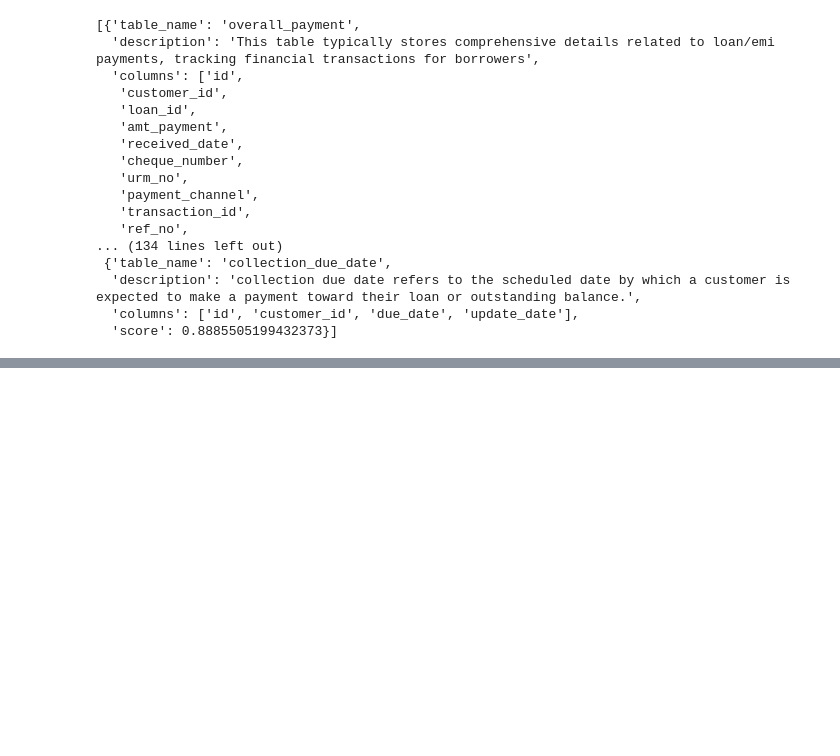
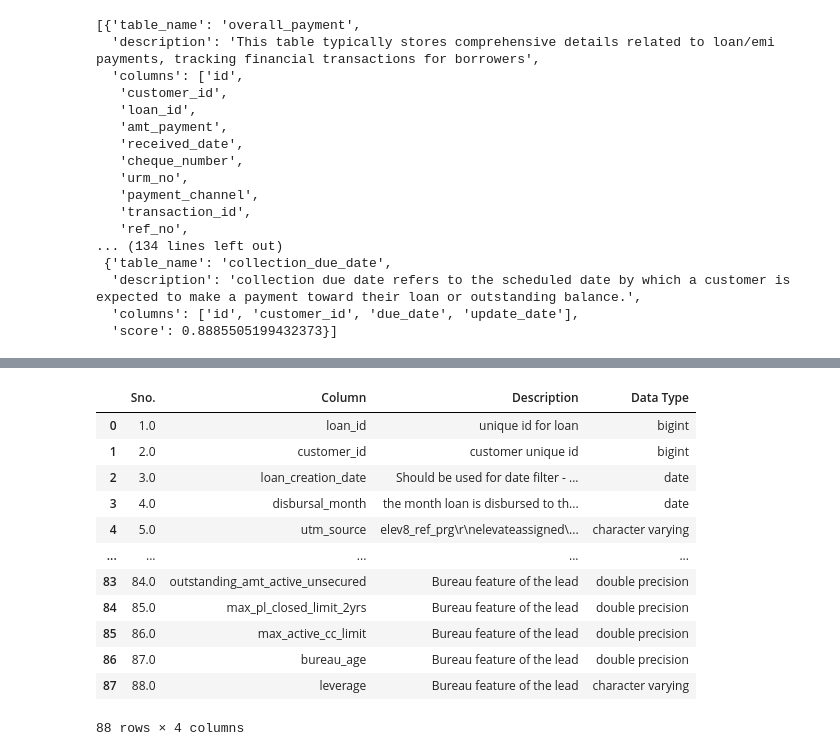
Before and after one commit to akshatshaw/agents, a Jupyter notebook: nl2sql_agent/test.ipynb, the cells around one changed output, grey strips where cells are left out. Saved outputs shown, nothing was run; the diff lists cells and outputs as text; code cells hidden in the pictures; blank space fills up the shorter version.

```diff
--- a/nl2sql_agent/test.ipynb
+++ b/nl2sql_agent/test.ipynb
@@ -567,0 +572,25 @@ result
+# %%
+df = pd.read_csv(r"C:\Users\AKSHAT SHAW\OneDrive - iitr.ac.in\Desktop\Side-Projects\Agents\nl2sql_agent\app\GEN_AI Use cases & Data Dict (1).csv")
+# %%
+df.dropna(inplace=True, how ="all")
+# %%
+df.fillna(value=" ", inplace=True)
+# %%
+df['Description'] = df['Description'].astype(str) + " " + df['Remarks'].astype(str)
+df.drop(columns=['Remarks'], inplace=True)
+# %%
+df
+# %% [output]
+|  | Sno. | Column | Description | Data Type |
+| 0 | 1.0 | loan_id | unique id for loan | bigint |
+| 1 | 2.0 | customer_id | customer unique id | bigint |
+| 2 | 3.0 | loan_creation_date | Should be used for date filter - ... | date |
+| 3 | 4.0 | disbursal_month | the month loan is disbursed to th... | date |
+| 4 | 5.0 | utm_source | elev8_ref_prg\r\nelevateassigned\... | character varying |
+| ... | ... | ... | ... | ... |
+| 83 | 84.0 | outstanding_amt_active_unsecured | Bureau feature of the lead | double precision |
+| 84 | 85.0 | max_pl_closed_limit_2yrs | Bureau feature of the lead | double precision |
+| 85 | 86.0 | max_active_cc_limit | Bureau feature of the lead | double precision |
+| 86 | 87.0 | bureau_age | Bureau feature of the lead | double precision |
+| 87 | 88.0 | leverage | Bureau feature of the lead | character varying |
+88 rows × 4 columns
```
Also changed, not shown: parts of 10 cells of this notebook, 10 other files.
